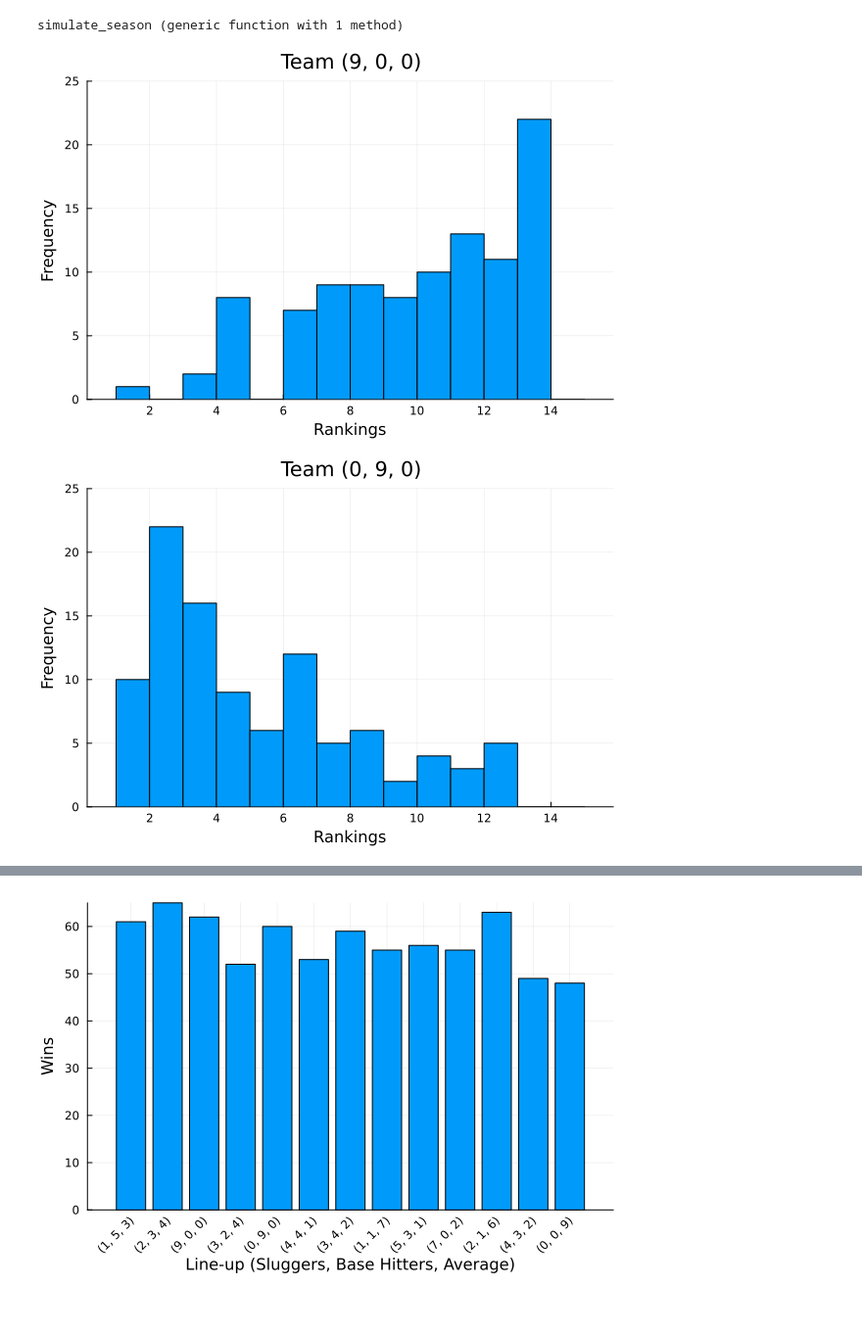
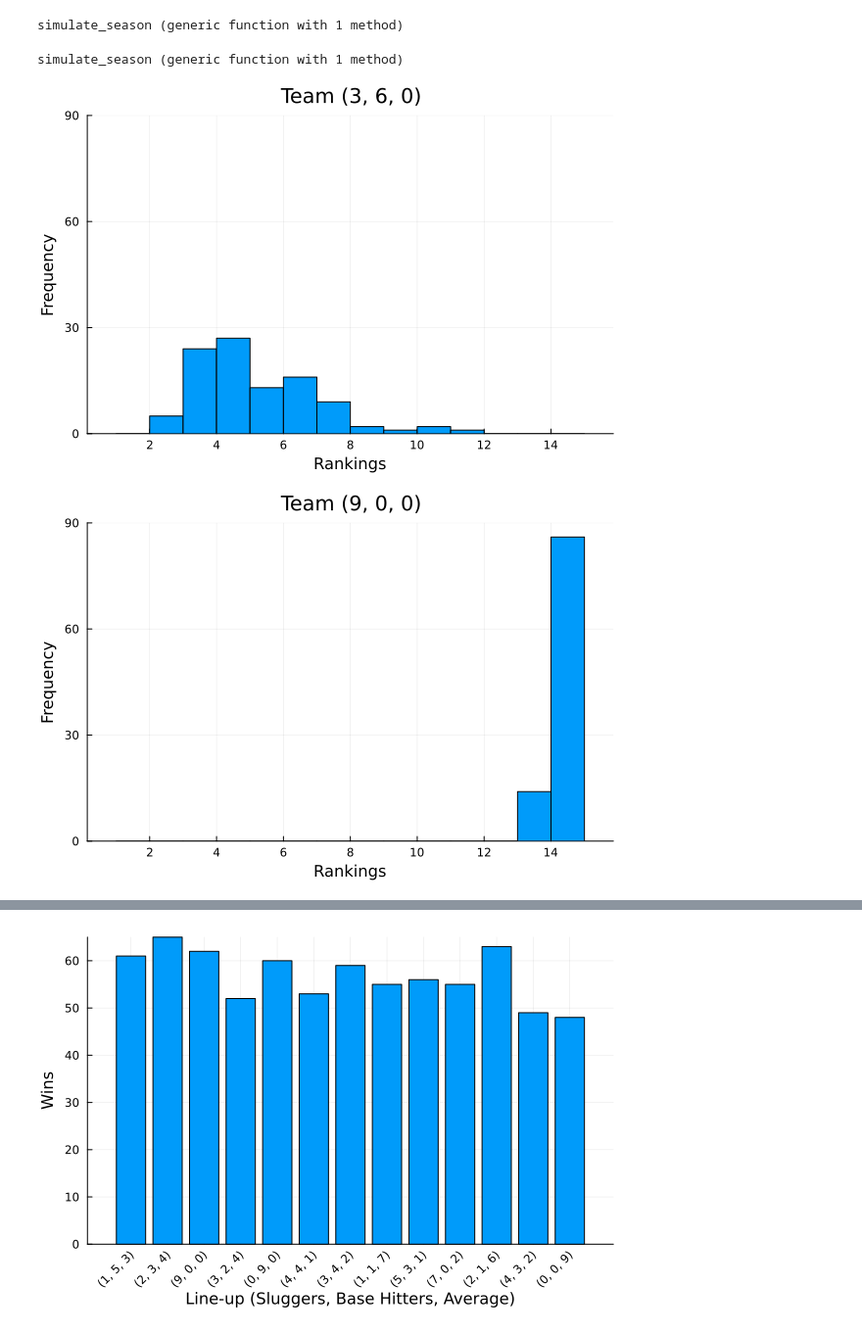
Before and after one commit to jyanga23/BaseballSim, a Jupyter notebook: Project3_markov.ipynb, the cells around one changed output, grey strips where cells are left out. Shown at 98% size. Drawn from its saved outputs; the diff is of its cells as text; code cells hidden in the pictures.

Commit message:
all teams play all teams

```diff
--- a/Project3_markov.ipynb
+++ b/Project3_markov.ipynb
@@ -332,13 +332,52 @@ function simulate_season()
 end
 # %% [output]
 simulate_season (generic function with 1 method)
+# %%
+# Every team plays every team
+function simulate_season()
+    results = Dict()
+    wins = Dict(team[1] => 0 for team in teams)
+
+    for i in 1:length(teams)
+        home_team = teams[i][2]
+
+        for j in 1:length(teams)
+            num_games = 100
+            away_team = teams[j][2]
+
+            total_home_score = 0
+            total_away_score = 0
+            for game in 1:num_games
+                home_score, away_score = game_simulation(home_team, away_team)
+                total_home_score += home_score
+                total_away_score += away_score
+
+                if (away_score > home_score)
+                    wins[teams[j][1]] += 1
+                else
+                    wins[teams[i][1]] += 1
+                end
+            end
+
+            avg_home_score = total_home_score / num_games
+            avg_away_score = total_away_score / num_games
+
+            results[teams[i][1]] = avg_away_score
+        end
+    end
+
+    return results, wins
+
+end
+# %% [output]
+simulate_season (generic function with 1 method)
 # %%
 season_rankings = []
 
 for i in 1:100
     results, wins = simulate_season()
 
-    home = pop!(wins, (3, 6, 0))
+    #home = pop!(wins, (3, 6, 0))
     wins = reverse(sort(collect(zip(values(wins), keys(wins)))))
 
     rank = Dict()
@@ -351,25 +390,26 @@ end
 # %%
 for i in 1:length(teams)
     team = teams[i][1]
-    if (team == (3,6,0)) continue end
+    #if (team == (3,6,0)) continue end
 
     team_rankings = []
     for season in 1:length(season_rankings)
         ranking = season_rankings[season][team]
         push!(team_rankings, ranking)
     end
 
     rankings_hist = histogram(collect(team_rankings),
                             bins=range(1, 15, length=15),
                             title = "Team " * string(team),
-                            ylims = (0, 25),
+                            ylims = (0, 90),
                             xlabel = "Rankings",
                             ylabel = "Frequency",
                             legend = false
                             )
+    #savefig(rankings_hist, "hist "*string(team))
     display(rankings_hist)
     println("\n")
 end
 # %% [output]
-[figure, old version]
+[figure, new version]
-[figure, old version]
+[figure, new version]
```
Also changed, not shown: parts of 3 cells of this notebook.
